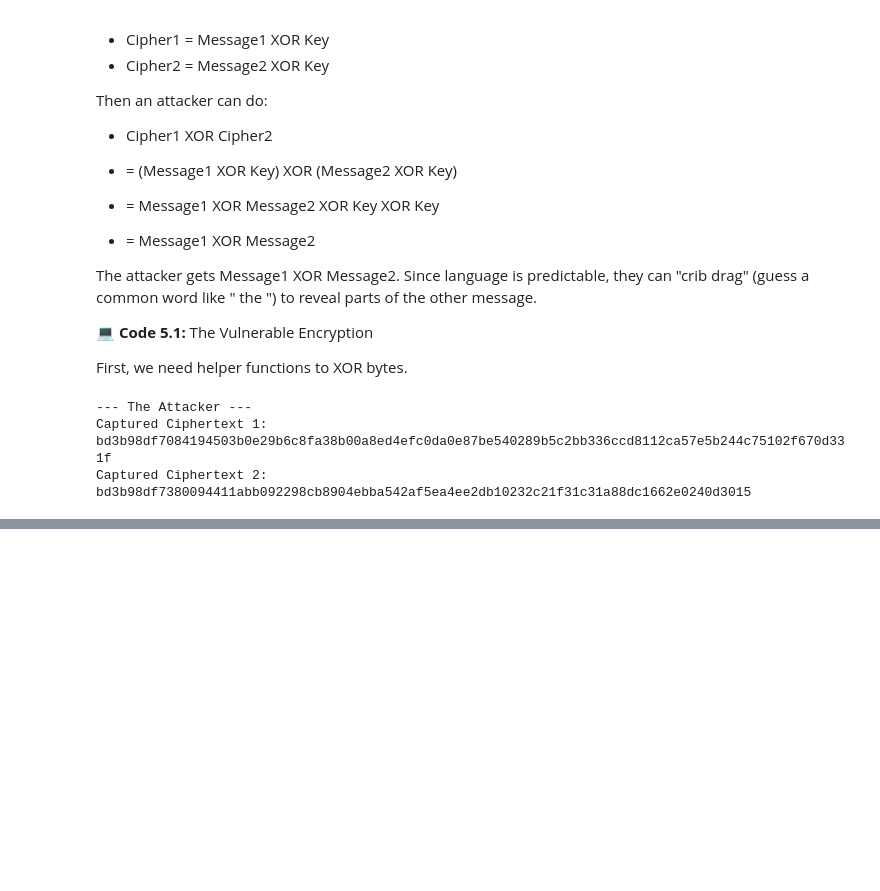
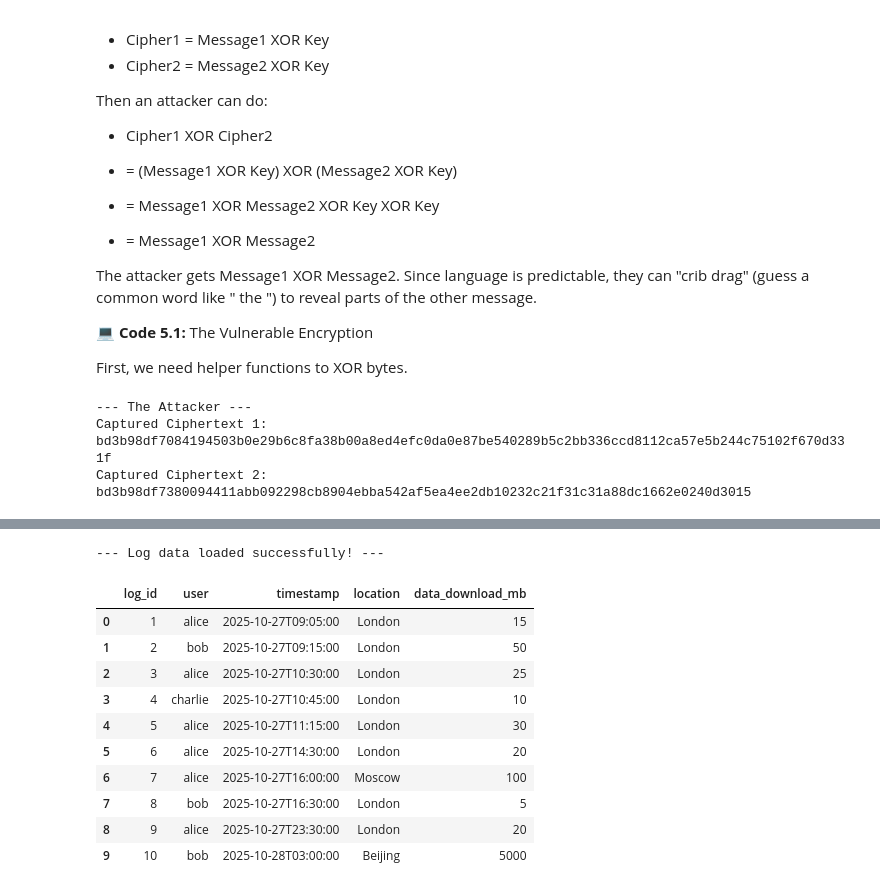
Before and after one commit to chandrajitpal/Cybersecurity, a Jupyter notebook: cyberlabs/cyberlabs_v2.ipynb, the cells around one changed output, grey strips where cells are left out. Cells and saved outputs as stored; diff of their text form; code cells hidden in the pictures; blank space fills up the shorter version.

```diff
--- a/cyberlabs/cyberlabs_v2.ipynb
+++ b/cyberlabs/cyberlabs_v2.ipynb
@@ -2045,0 +2070,54 @@ Captured Ciphertext 2: bd3b98df7380094411abb092298cb8904ebba542af5ea4ee2db10232c
+# %%
+# --- Setup: Run this cell first ---
+
+# Import the pandas library, which we will use to manage our data
+import pandas as pd
+
+#
+# --- NO EXTERNAL DATASET NEEDED ---
+# We will create our log data right here in Python.
+# The data is a list of dictionaries. Each dictionary is one "log entry".
+#
+log_data = [
+    {'log_id': 1, 'user': 'alice', 'timestamp': '2025-10-27T09:05:00', 'location': 'London', 'data_download_mb': 15},
+    {'log_id': 2, 'user': 'bob', 'timestamp': '2025-10-27T09:15:00', 'location': 'London', 'data_download_mb': 50},
+    {'log_id': 3, 'user': 'alice', 'timestamp': '2025-10-27T10:30:00', 'location': 'London', 'data_download_mb': 25},
+    {'log_id': 4, 'user': 'charlie', 'timestamp': '2025-10-27T10:45:00', 'location': 'London', 'data_download_mb': 10},
+
+    # --- A few "normal" entries for Alice ---
+    {'log_id': 5, 'user': 'alice', 'timestamp': '2025-10-27T11:15:00', 'location': 'London', 'data_download_mb': 30},
+    {'log_id': 6, 'user': 'alice', 'timestamp': '2025-10-27T14:30:00', 'location': 'London', 'data_download_mb': 20},
+
+    # --- !!! Suspicious Data Point 1 !!! ---
+    {'log_id': 7, 'user': 'alice', 'timestamp': '2025-10-27T16:00:00', 'location': 'Moscow', 'data_download_mb': 100},
+
+    {'log_id': 8, 'user': 'bob', 'timestamp': '2025-10-27T16:30:00', 'location': 'London', 'data_download_mb': 5},
+
+    # --- !!! Suspicious Data Point 2 !!! ---
+    {'log_id': 9, 'user': 'alice', 'timestamp': '2025-10-27T23:30:00', 'location': 'London', 'data_download_mb': 20},
+
+    # --- !!! Suspicious Data Point 3 (CRITICAL) !!! ---
+    {'log_id': 10, 'user': 'bob', 'timestamp': '2025-10-28T03:00:00', 'location': 'Beijing', 'data_download_mb': 5000}
+]
+
+#
+# --- Create our "DataFrame" ---
+# A DataFrame is a table, like a sheet in Excel. It's the main tool we use in Pandas.
+#
+df = pd.DataFrame(log_data)
+
+print("--- Log data loaded successfully! ---")
+df.head(10) # .head(10) shows the first 10 rows
+# %% [output]
+--- Log data loaded successfully! ---
+|  | log_id | user | timestamp | location | data_download_mb |
+| 0 | 1 | alice | 2025-10-27T09:05:00 | London | 15 |
+| 1 | 2 | bob | 2025-10-27T09:15:00 | London | 50 |
+| 2 | 3 | alice | 2025-10-27T10:30:00 | London | 25 |
+| 3 | 4 | charlie | 2025-10-27T10:45:00 | London | 10 |
+| 4 | 5 | alice | 2025-10-27T11:15:00 | London | 30 |
+| 5 | 6 | alice | 2025-10-27T14:30:00 | London | 20 |
+| 6 | 7 | alice | 2025-10-27T16:00:00 | Moscow | 100 |
+| 7 | 8 | bob | 2025-10-27T16:30:00 | London | 5 |
+| 8 | 9 | alice | 2025-10-27T23:30:00 | London | 20 |
+| 9 | 10 | bob | 2025-10-28T03:00:00 | Beijing | 5000 |
```
Also changed, not shown: parts of 16 cells of this notebook.
